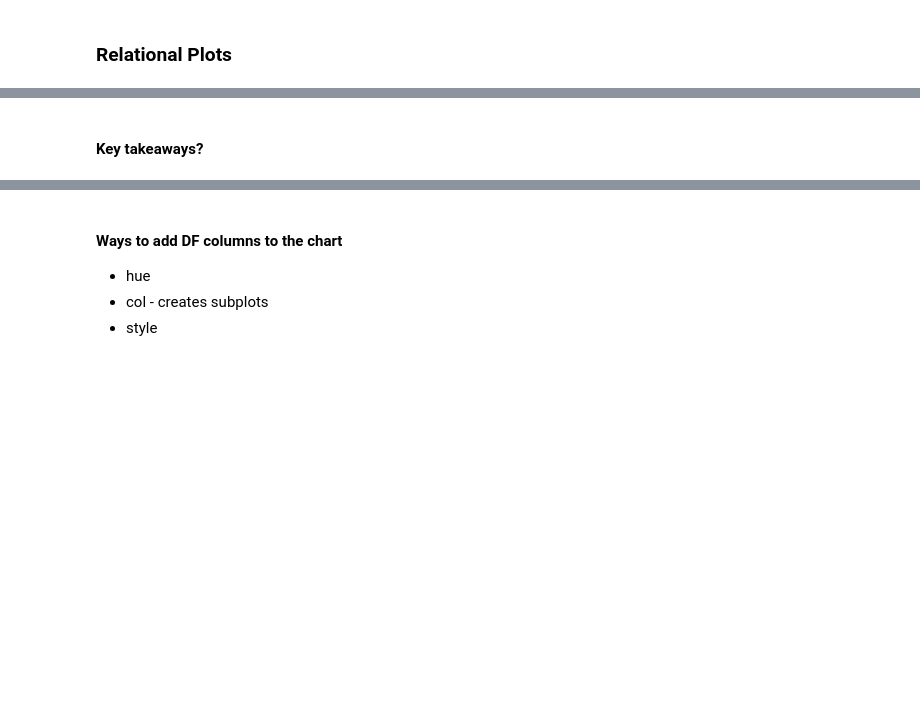
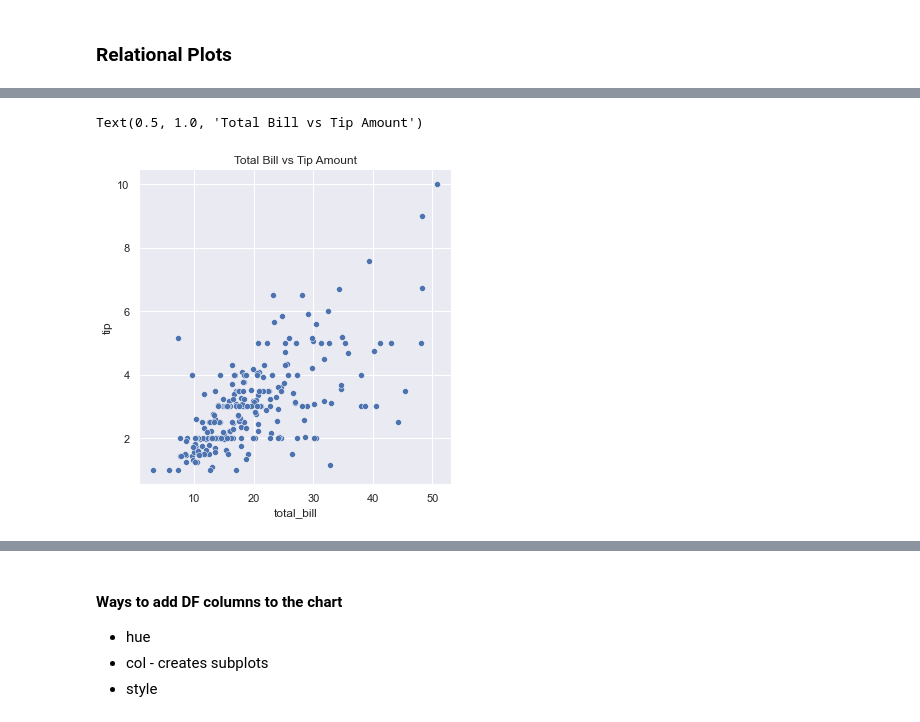
Before and after one commit to CodeupClassroom/easley-data-science-libraries, a Jupyter notebook: seaborn-lecture.ipynb, the cells around one changed output, grey strips where cells are left out. Drawn from its saved outputs; the diff is of its cells as text; code cells hidden in the pictures; blank space fills up the shorter version.

Commit message:
seaborn lesson

```diff
--- a/seaborn-lecture.ipynb
+++ b/seaborn-lecture.ipynb
@@ -63,2 +108,11 @@ sns.relplot(data = tips, x = 'total_bill', y = 'tip')
-# %% [markdown]
-#### Key takeaways?
+# %%
+# plt.style.use()
+# Set styling in seaborn
+sns.set()
+
+sns.relplot(data = tips, x = 'total_bill', y = 'tip')
+
+plt.title("Total Bill vs Tip Amount")
+# %% [output]
+Text(0.5, 1.0, 'Total Bill vs Tip Amount')
+[figure, added]
```
Also changed, not shown: parts of 32 cells of this notebook.
